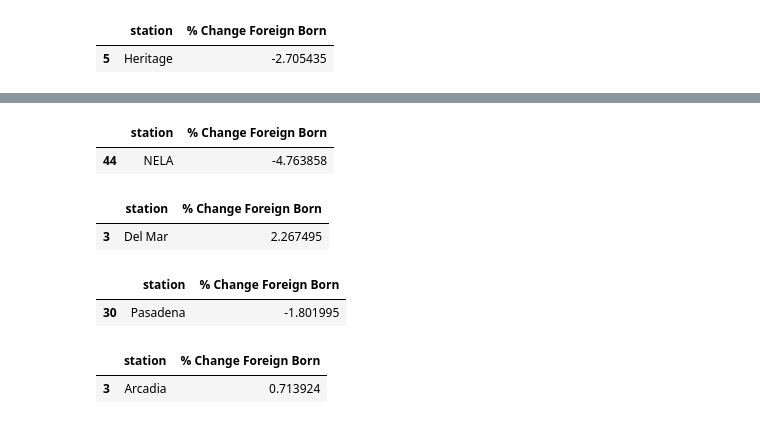
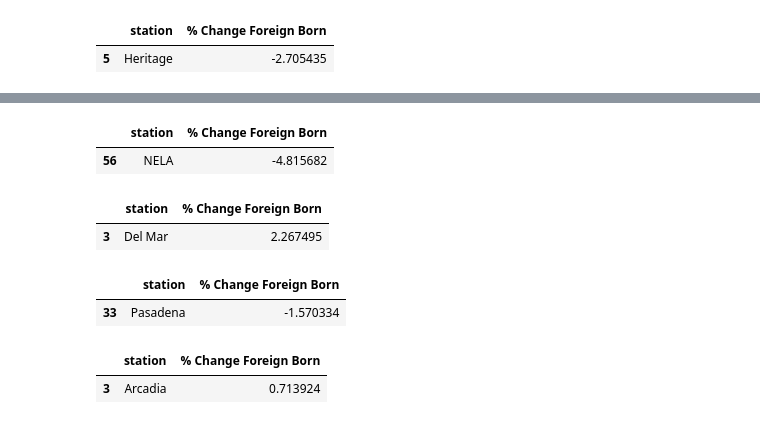
Before and after one commit to erikfelix/group_project, a Jupyter notebook: Final Charts Kevin Draft 2.ipynb, the cells around one changed output, grey strips where cells are left out. Cells and saved outputs as stored; diff of their text form; code cells hidden in the pictures.

```diff
--- a/Final Charts Kevin Draft 2.ipynb
+++ b/Final Charts Kevin Draft 2.ipynb
@@ -211,24 +211,24 @@ hlp.head()
 # %%
-NELA = df[df["station"].isin(['NELA']
+NELA = df[df["region"].isin(['NELA']
 )
             ]
 
 NELA.reset_index()
 
 NELA = NELA.append(NELA.sum(numeric_only=True), ignore_index=True)
 
 NELA.iloc[-1, NELA.columns.get_loc('station')] = "NELA"
 
 NELA = NELA.iloc[-1:]
 
 NELA['% Change Foreign Born'] = ((NELA['19 Total Foreign Born'] / NELA['19 Total Population']) - (NELA['11 Total Foreign Born'] / NELA['11 Total Population']))*100
 
 NELA = NELA[ctk]
 
 NELA.head()
 # %% [output]
 |  | station | % Change Foreign Born |
-| 44 | NELA | -4.763858 |
+| 56 | NELA | -4.815682 |
 # %%
 dmar = df[df["station"].isin(["Del Mar"]
 )
@@ -251,7 +251,7 @@ dmar.head()
 |  | station | % Change Foreign Born |
 | 3 | Del Mar | 2.267495 |
 # %%
-pas = df[df["station"].isin(["Pasadena"]
+pas = df[df["region"].isin(["Pasadena"]
 )
             ]
 
@@ -270,7 +270,7 @@ pas = pas[ctk]
 pas.head()
 # %% [output]
 |  | station | % Change Foreign Born |
-| 30 | Pasadena | -1.801995 |
+| 33 | Pasadena | -1.570334 |
 # %%
 arc = df[df["station"].isin(["Arcadia"]
 )
```
Also changed, not shown: parts of 22 cells of this notebook.
